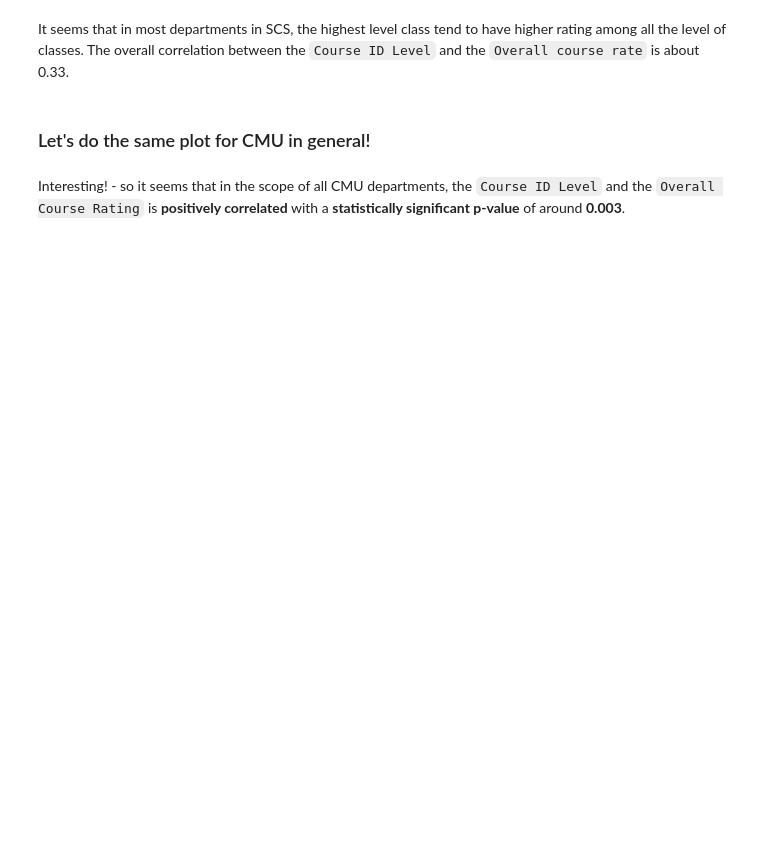
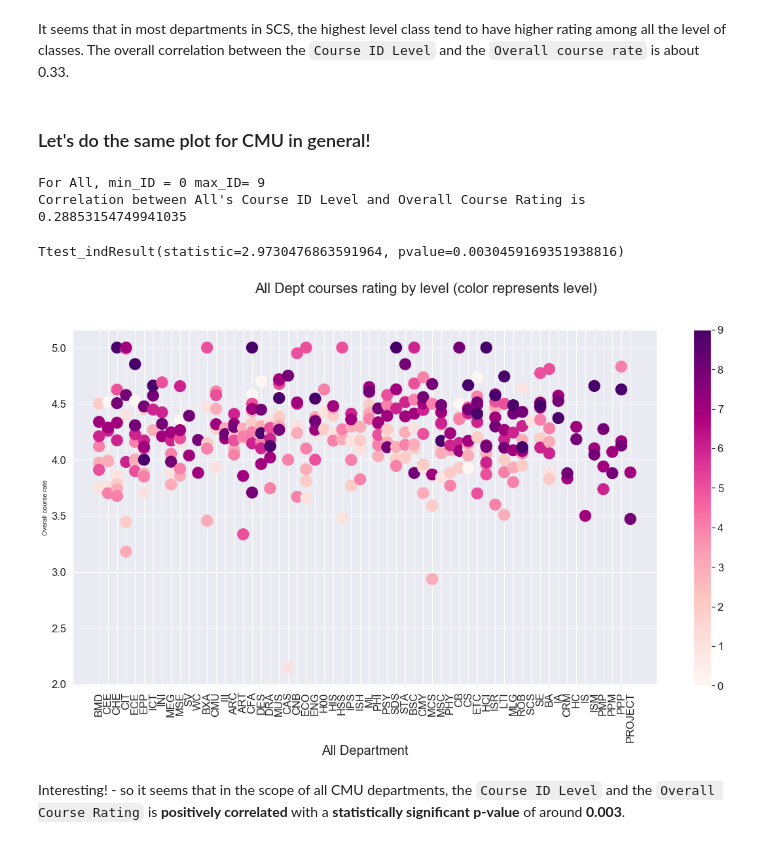
Before and after one commit to TheJYKoder/-15-388-Final-Project-F19-, a Jupyter notebook: 15388 Final Project FCE.ipynb, the cells around one changed output. Drawn from its saved outputs; the diff is of its cells as text; code cells hidden in the pictures; blank space fills up the shorter version.

```diff
--- a/15388 Final Project FCE.ipynb
+++ b/15388 Final Project FCE.ipynb
@@ -173,0 +238,11 @@ Biological Sciences 4.29930238791423 4.155974640594837
+# %%
+def f(s):
+    s = s.replace("\n", " ")
+    if ("Select a name below" in s) or ("You have reached the search limit" in s) or \
+       ("No exact matches" in s):
+        return "Error"
+    s1 = "Job Title According to HR:"
+    s2 = "Department with which this person is affiliated:"
+    ind1 = s.find(s1) + len(s1)
+    ind2 = s.find(s2)
+    return s[ind1:ind2]
@@ -335,25 +539,31 @@ It seems that in most departments in SCS, the highest level class tend to have h
 # %%
 df_dept_plot_All = df_dept_plot_selected.copy()
 min_ID = df_dept_plot_All["Course ID Level"].min()
 max_ID = df_dept_plot_All["Course ID Level"].max()
 print("For All,","min_ID =", min_ID, "max_ID=", max_ID)
 plt_size = 10
 fig, ax = plt.subplots(figsize=(2*plt_size,plt_size))
 fig.suptitle('All Dept courses rating by level (color represents level)')
 ax.set_ylabel("Overall course rate", fontsize=plt_size)
 ax.set_xlabel("All Department", fontsize=2*plt_size)
 ax.scatter(df_dept_plot_All["Dept"],
            df_dept_plot_All["Overall course rate"],
            c = df_dept_plot_All["Course ID Level"],
            cmap = "RdPu",s=plt_size*30)
 
 # Alle from https://stackoverflow.com/questions/8342549/matplotlib-add-colorbar-to-a-sequence-of-line-plots
 sm = plt.cm.ScalarMappable(cmap="RdPu", norm=plt.Normalize(vmin=min_ID, vmax=max_ID))
 # need to "fake" an array for, otherwise throws an error
 sm._A = []
 plt.colorbar(sm)
+plt.xticks(rotation=90)
 print("Correlation between All's Course ID Level and Overall Course Rating is",\
       df_dept_plot_All['Course ID Level'].corr(df_dept_plot_All["Overall course rate"]))
 ttest_ind(df_dept_plot_All['Course ID Level'], df_dept_plot_All["Overall course rate"])
+# %% [output]
+For All, min_ID = 0 max_ID= 9
+Correlation between All's Course ID Level and Overall Course Rating is 0.28853154749941035
+Ttest_indResult(statistic=2.9730476863591964, pvalue=0.0030459169351938816)
+[figure, added]
 # %% [markdown]
 Interesting! - so it seems that in the scope of all CMU departments, the `Course ID Level` and the `Overall Course Rating` is **positively correlated** with a **statistically significant p-value** of around **0.003**.
```
Also changed, not shown: parts of 19 cells of this notebook, 27 other files.
